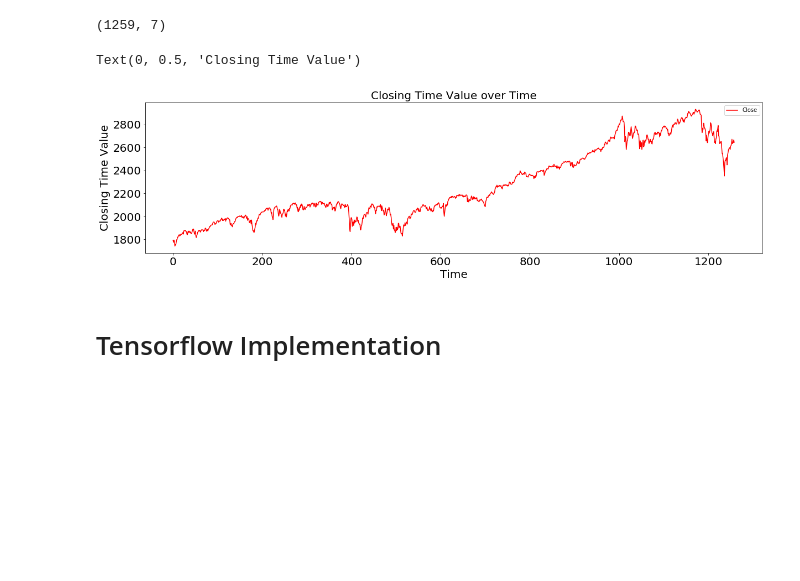
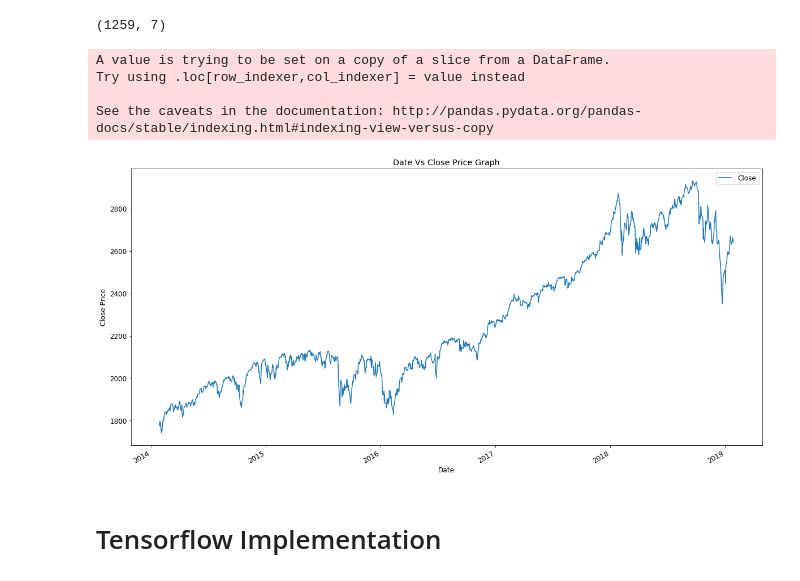
Before and after one commit to Vibhu-Agarwal/Stock-Market-Prediction, a Jupyter notebook: Vibhu.ipynb, the cells around one changed output. Cells and saved outputs as stored; diff of their text form; code cells hidden in the pictures; blank space fills up the shorter version.

```diff
--- a/Vibhu.ipynb
+++ b/Vibhu.ipynb
@@ -10,6 +10,9 @@ import random
 import seaborn as sns
 import os
 %matplotlib inline
+# %%
+plt.rcParams['figure.figsize'] = (20.0, 10.0)
+plt.rcParams.update({'font.size': 12})
 # %% [markdown]
 ## Reading Data
 # %%
@@ -44,7 +47,7 @@ class StockDataSet(object):
     def read_dataset(self):
         cwd = os.getcwd()
         dataset_path = os.path.join(cwd, self.stock_sym)
-        data = pd.read_csv(dataset_path, parse_dates=True, infer_datetime_format=True)
+        data = pd.read_csv(dataset_path, parse_dates=['Date'], infer_datetime_format=True)
         return data
 
 
@@ -113,11 +114,20 @@ time_n_closing_value = dataset.iloc[:,[0,4]]
-# %%
-ax = (time_n_closing_value.plot.line(figsize=(20,5), fontsize=20, color='red'))
-ax.set_title("Closing Time Value over Time", fontsize=20)
-ax.set_xlabel("Time", fontsize=20)
-ax.set_ylabel("Closing Time Value", fontsize=20)
-# %% [output]
-Text(0, 0.5, 'Closing Time Value')
-[figure, removed]
+# %%
+time_n_closing_value = dataset.iloc[:,[0,4]]
+time_n_closing_value['Date']=pd.to_datetime(time_n_closing_value['Date'], format='%d/%m/%Y')
+time_n_closing_value.set_index(['Date'], inplace=True)
+# %% [output]
+A value is trying to be set on a copy of a slice from a DataFrame.
+Try using .loc[row_indexer,col_indexer] = value instead
+
+See the caveats in the documentation: http://pandas.pydata.org/pandas-docs/stable/indexing.html#indexing-view-versus-copy
+# %%
+time_n_closing_value.plot()
+plt.title('Date Vs Close Price Graph')
+plt.ylabel('Close Price')
+plt.xlabel('Date')
+plt.show()
+# %% [output]
+[figure, added]
 # %% [markdown]
 # Tensorflow Implementation
 # %% [markdown]
```
Also changed, not shown: parts of 9 cells of this notebook, 16 other files.
